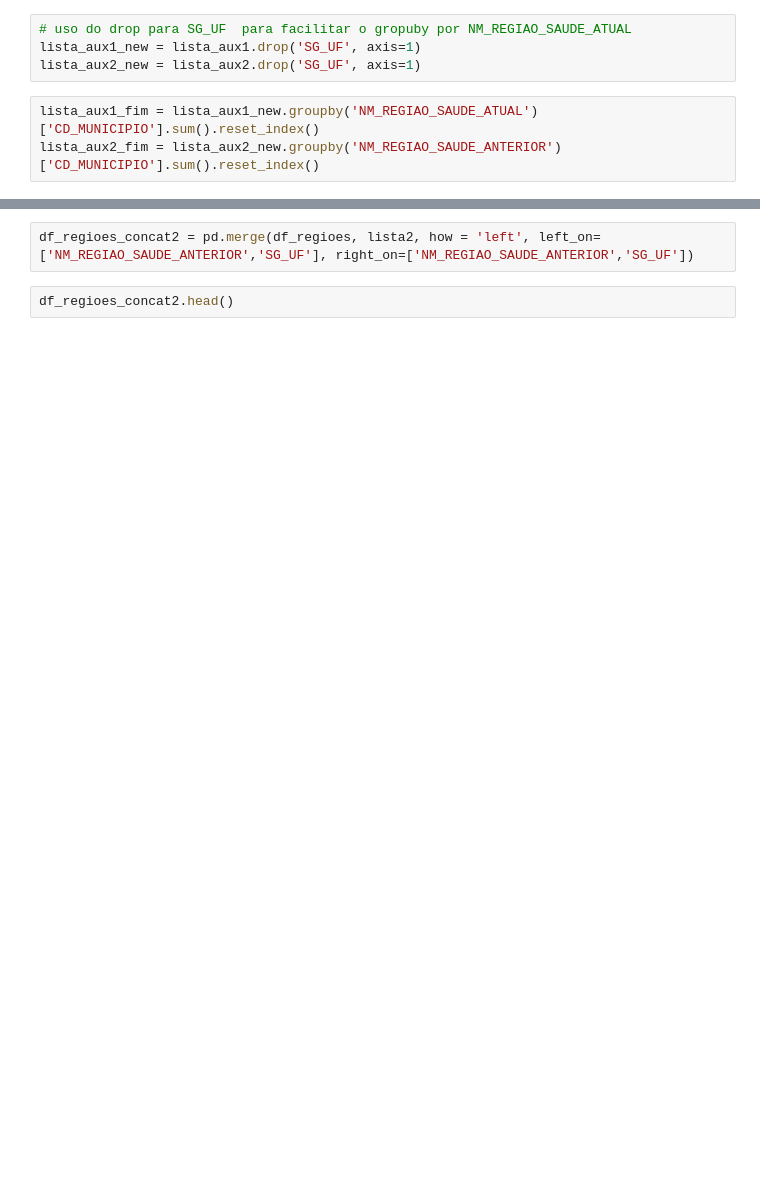
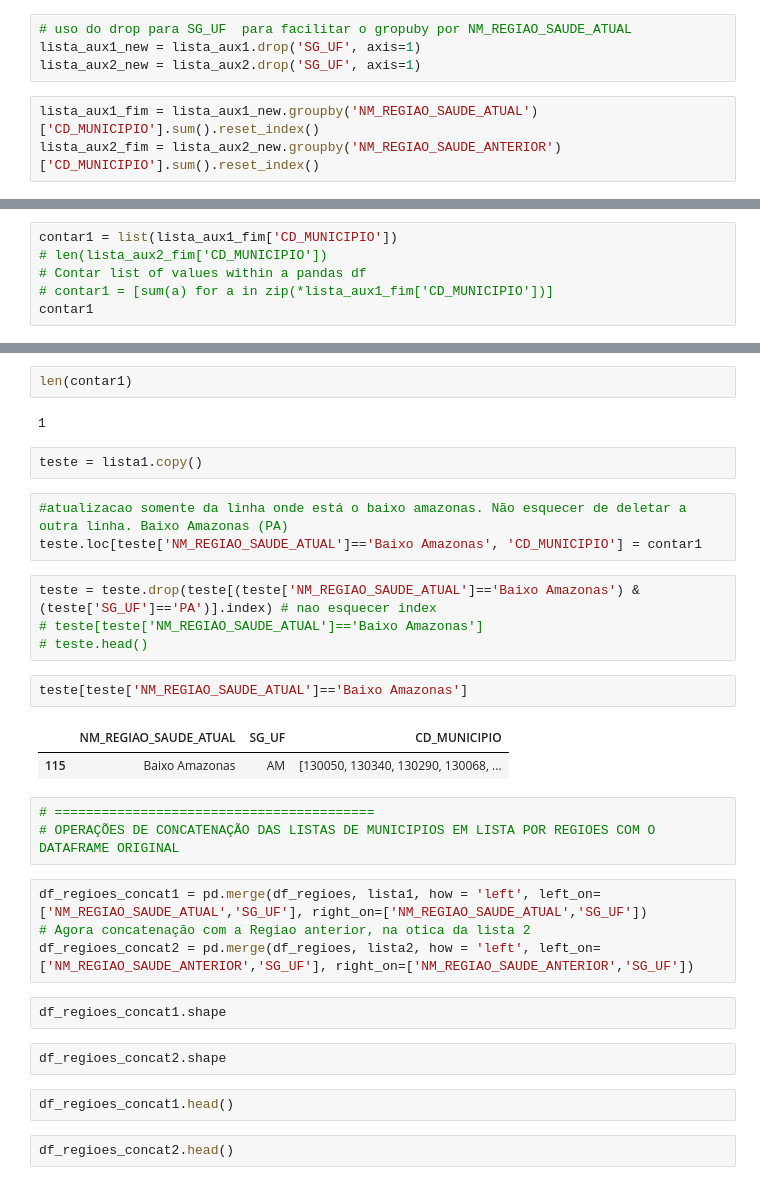
Before and after one commit to Domdoug/Regioes-de-Saude, a Jupyter notebook: Regioes_de_Saude.ipynb, the cells around one changed output, grey strips where cells are left out. Saved outputs shown, nothing was run; the diff lists cells and outputs as text; blank space fills up the shorter version.

```diff
--- a/Regioes_de_Saude.ipynb
+++ b/Regioes_de_Saude.ipynb
@@ -136,0 +201,6 @@ lista_aux2_fim.head()
+# %%
+contar1 = list(lista_aux1_fim['CD_MUNICIPIO'])
+# len(lista_aux2_fim['CD_MUNICIPIO'])
+# Contar list of values within a pandas df
+# contar1 = [sum(a) for a in zip(*lista_aux1_fim['CD_MUNICIPIO'])]
+contar1
@@ -137,4 +227,33 @@ lista_aux2_fim.head()
+# %%
+len(contar1)
+# %% [output]
+1
+# %%
+teste = lista1.copy()
+# %%
+#atualizacao somente da linha onde está o baixo amazonas. Não esquecer de deletar a outra linha. Baixo Amazonas (PA)
+teste.loc[teste['NM_REGIAO_SAUDE_ATUAL']=='Baixo Amazonas', 'CD_MUNICIPIO'] = contar1
+# %%
+teste = teste.drop(teste[(teste['NM_REGIAO_SAUDE_ATUAL']=='Baixo Amazonas') & (teste['SG_UF']=='PA')].index) # nao esquecer index
+# teste[teste['NM_REGIAO_SAUDE_ATUAL']=='Baixo Amazonas']
+# teste.head()
+# %%
+teste[teste['NM_REGIAO_SAUDE_ATUAL']=='Baixo Amazonas']
+# %% [output]
+|  | NM_REGIAO_SAUDE_ATUAL | SG_UF | CD_MUNICIPIO |
+| 115 | Baixo Amazonas | AM | [130050, 130340, 130290, 130068, ... |
+# %%
+# =========================================
+# OPERAÇÕES DE CONCATENAÇÃO DAS LISTAS DE MUNICIPIOS EM LISTA POR REGIOES COM O DATAFRAME ORIGINAL
 # %%
+df_regioes_concat1 = pd.merge(df_regioes, lista1, how = 'left', left_on=['NM_REGIAO_SAUDE_ATUAL','SG_UF'], right_on=['NM_REGIAO_SAUDE_ATUAL','SG_UF'])
+# Agora concatenação com a Regiao anterior, na otica da lista 2
 df_regioes_concat2 = pd.merge(df_regioes, lista2, how = 'left', left_on=['NM_REGIAO_SAUDE_ANTERIOR','SG_UF'], right_on=['NM_REGIAO_SAUDE_ANTERIOR','SG_UF'])
+# %%
+df_regioes_concat1.shape
+# %%
+df_regioes_concat2.shape
+# %%
+df_regioes_concat1.head()
 # %%
 df_regioes_concat2.head()
```
Also changed, not shown: parts of 41 cells of this notebook.
